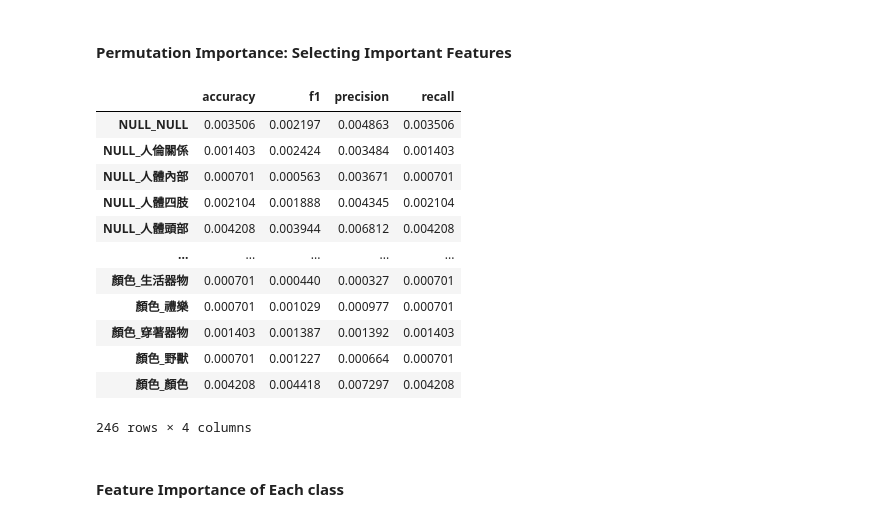
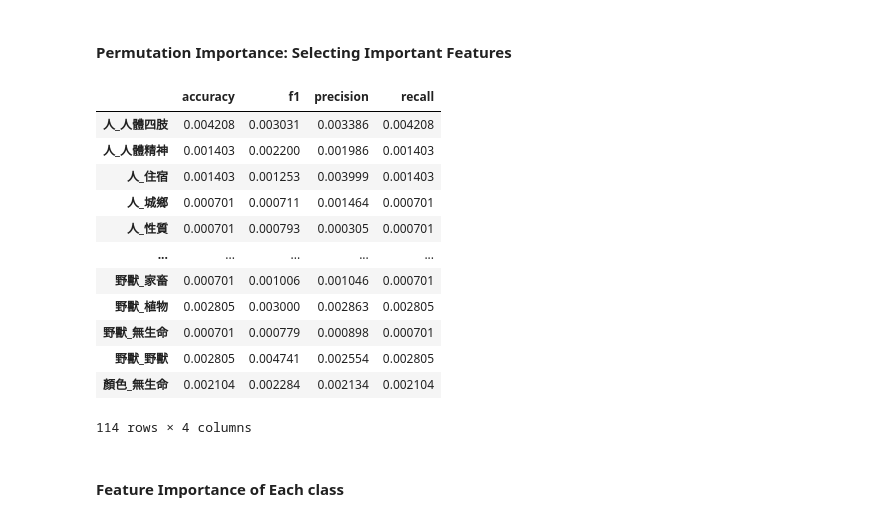
Before and after one commit to liao961120/cilin, a Jupyter notebook: etc/radical_semantic_classification.ipynb, the cells around one changed output. Cells and saved outputs as stored; diff of their text form; code cells hidden in the pictures.

```diff
--- a/etc/radical_semantic_classification.ipynb
+++ b/etc/radical_semantic_classification.ipynb
@@ -513,22 +501,26 @@ df_importance = pd.DataFrame(df_importance, index=df_feat.columns,
                              columns=['accuracy', 'f1', 'precision', 'recall'])
 # %%
 df_importance_selected = df_importance[df_importance > 0].dropna(axis=0, how='any')
-# %%
-df_importance_selected
-# %% [output]
-|  | accuracy | f1 | precision | recall |
-| NULL_NULL | 0.003506 | 0.002197 | 0.004863 | 0.003506 |
-| NULL_人倫關係 | 0.001403 | 0.002424 | 0.003484 | 0.001403 |
-| NULL_人體內部 | 0.000701 | 0.000563 | 0.003671 | 0.000701 |
-| NULL_人體四肢 | 0.002104 | 0.001888 | 0.004345 | 0.002104 |
-| NULL_人體頭部 | 0.004208 | 0.003944 | 0.006812 | 0.004208 |
-| ... | ... | ... | ... | ... |
-| 顏色_生活器物 | 0.000701 | 0.000440 | 0.000327 | 0.000701 |
-| 顏色_禮樂 | 0.000701 | 0.001029 | 0.000977 | 0.000701 |
-| 顏色_穿著器物 | 0.001403 | 0.001387 | 0.001392 | 0.001403 |
-| 顏色_野獸 | 0.000701 | 0.001227 | 0.000664 | 0.000701 |
-| 顏色_顏色 | 0.004208 | 0.004418 | 0.007297 | 0.004208 |
-246 rows × 4 columns
+# %%
+idx = { x for x in top_feats(50, return_idx=False) if 'NULL' not in x }
+idx = df_importance_selected.index.isin(idx)
+df_importance_selected = df_importance[df_importance > 0].dropna(axis=0, how='any')
+df_importance_selected = df_importance_selected[idx]
+df_importance_selected
+# %% [output]
+|  | accuracy | f1 | precision | recall |
+| 人_人體四肢 | 0.004208 | 0.003031 | 0.003386 | 0.004208 |
+| 人_人體精神 | 0.001403 | 0.002200 | 0.001986 | 0.001403 |
+| 人_住宿 | 0.001403 | 0.001253 | 0.003999 | 0.001403 |
+| 人_城鄉 | 0.000701 | 0.000711 | 0.001464 | 0.000701 |
+| 人_性質 | 0.000701 | 0.000793 | 0.000305 | 0.000701 |
+| ... | ... | ... | ... | ... |
+| 野獸_家畜 | 0.000701 | 0.001006 | 0.001046 | 0.000701 |
+| 野獸_植物 | 0.002805 | 0.003000 | 0.002863 | 0.002805 |
+| 野獸_無生命 | 0.000701 | 0.000779 | 0.000898 | 0.000701 |
+| 野獸_野獸 | 0.002805 | 0.004741 | 0.002554 | 0.002805 |
+| 顏色_無生命 | 0.002104 | 0.002284 | 0.002134 | 0.002104 |
+114 rows × 4 columns
 # %% [markdown]
 #### Feature Importance of Each class
 # %%
```
Also changed, not shown: parts of 25 cells of this notebook.
